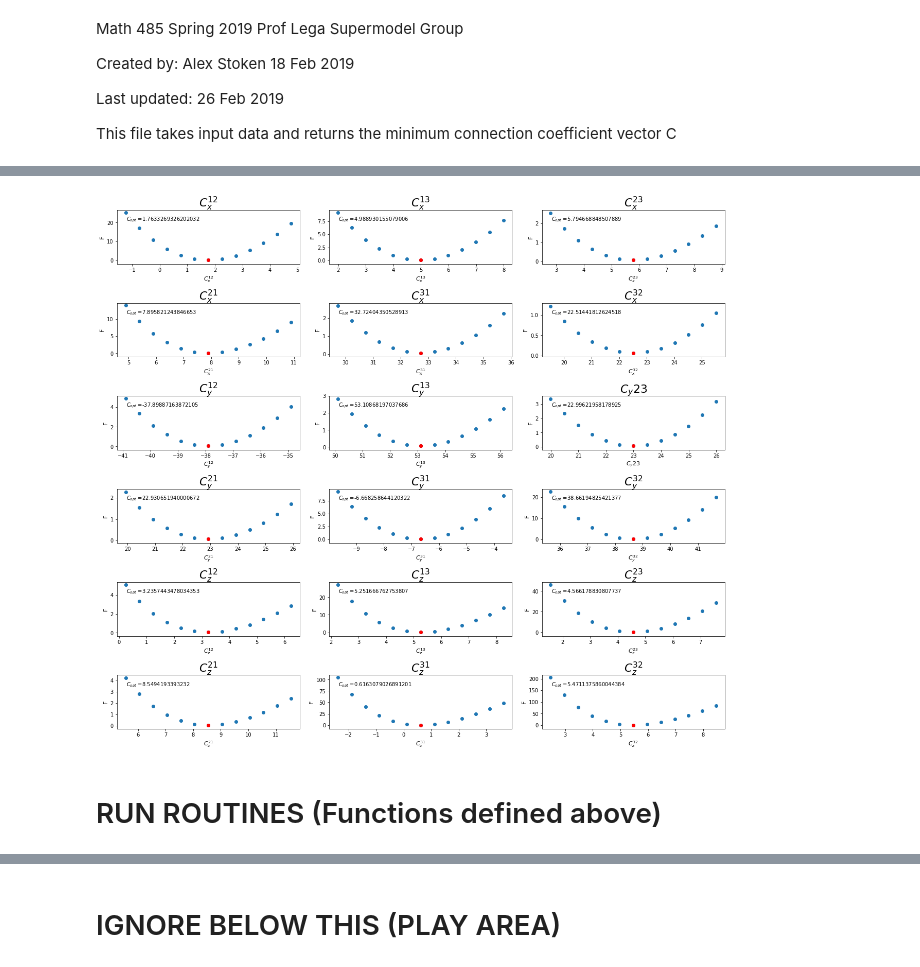
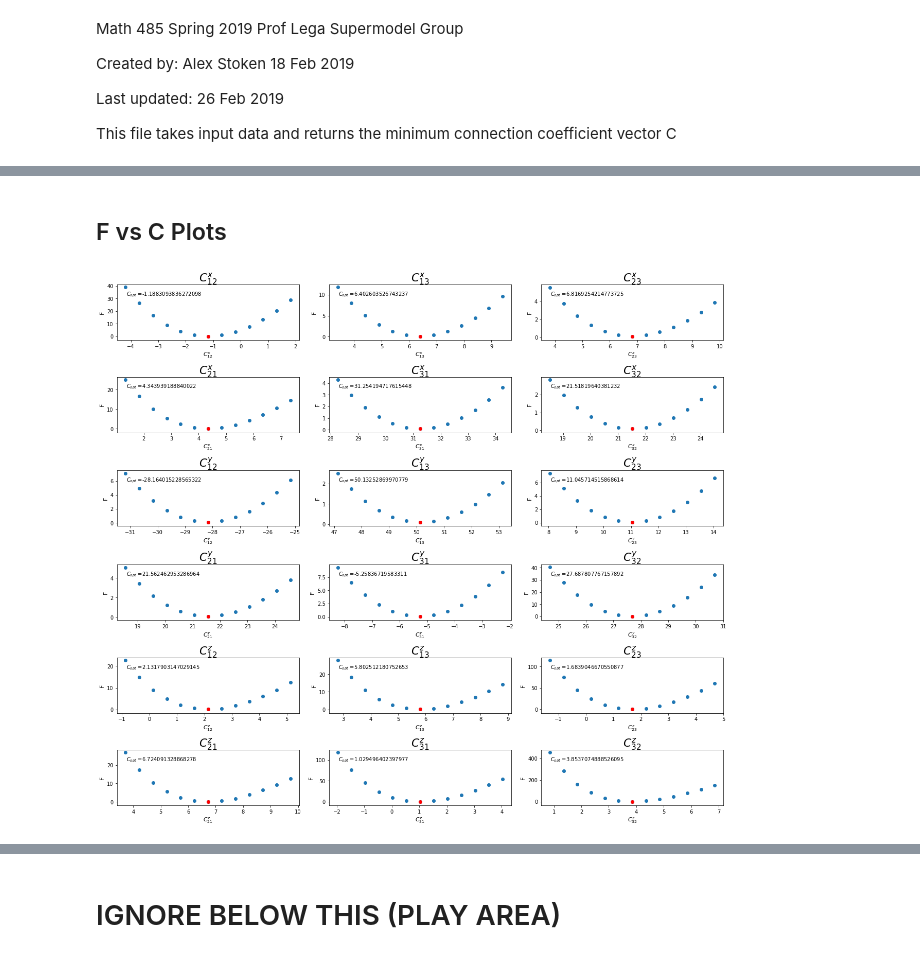
Before and after one commit to alexstoken/math485supermodels, a Jupyter notebook: find_min_C.ipynb, the cells around one changed output, grey strips where cells are left out. Cells and saved outputs as stored; diff of their text form; code cells hidden in the pictures.

```diff
--- a/find_min_C.ipynb
+++ b/find_min_C.ipynb
@@ -58,6 +61,8 @@ def cost_fn(C, K =200, gamma= 0.4, delta =1, fname= None, data = None, verbose =
     data - true values of the lorenz63 model
     verbose - if true, prints output
     """
+
+    clear_output(wait = True)
     #time from 0 to 20 seconds, with a point taken every 0.01 s
     t = np.arange(0,20,0.01)
 
@@ -84,7 +89,12 @@ def cost_fn(C, K =200, gamma= 0.4, delta =1, fname= None, data = None, verbose =
             model = s_model[i + j]
             truth = data[i+j,0:3]
             diff = model - truth
-            integrand += np.linalg.norm(diff)**2 * (gamma**t[i+j])
+
+            #paper suggestion
+            #integrand += np.linalg.norm(diff)**2 * (gamma**t[i+j])
+
+            #if we want t - t_i (Lega suggestion)
+            integrand += np.linalg.norm(diff)**2 * (gamma**(t[i+j]- t[i]))
 
         sum_k += integrand
 
@@ -103,7 +113,7 @@ def cost_fn(C, K =200, gamma= 0.4, delta =1, fname= None, data = None, verbose =
             f.write(str(F) + ',' + C_to_file +',' + '\n')
 
     #print out current F and C vec
-    if verbose == True: print(F, C)
+    if verbose == True: print('\r', F,C , end='')
 
     #return cost F
     return F
@@ -123,7 +133,7 @@ def integrand(t, data, C, t_large,i,gamma= 0.4):
 def conn_lorentz(x_vect, t0,C, sig = [10,10,10], rho = [28,28,28], beta = [8 /3,8/3,8/3]):
     """
     Parameters:
-    sigma, rho, beta - model parameters from climate data
+    sigma, rho, beta - model parameters from climate data, defaults to all true values
 
 
     Returns:
@@ -320,3 +427,5 @@ ani.save(mp4name+ '.mp4', writer = 'ffmpeg' )
+# %% [markdown]
+## F vs C Plots
 # %%
 def make_F_C_plots(C, data, C_names , interval = (-3,3.5), step = .5, k = 10, save_name = None):
     """
@@ -362,16 +471,14 @@ def make_F_C_plots(C, data, C_names , interval = (-3,3.5), step = .5, k = 10, sa
 # %%
 x_o = load_lorentz_data('TrueValues_SuperModel.xlsx')
 x_init = [x_o[0,i] for i in range(3) for i in range(3)]
 C_init = np.zeros(18)
 C_zeros = np.zeros(18)
 t = np.arange(0,20,0.01)
-C_headers = [r'$C_x^{12}$', r'$C_x^{13}$', r'$C_x^{23}$', r'$C_x^{21}$', r'$C_x^{31}$', r'$C_x^{32}$',r'$C_y^{12}$', r'$C_y^{13}$', r'$C_y{23}$', r'$C_y^{21}$', r'$C_y^{31}$', r'$C_y^{32}$', r'$C_z^{12}$', r'$C_z^{13}$', r'$C_z^{23}$', r'$C_z^{21}$', r'$C_z^{31}$', r'$C_z^{32}$']
+C_headers = [r'$C^x_{12}$', r'$C^x_{13}$', r'$C^x_{23}$', r'$C^x_{21}$', r'$C^x_{31}$', r'$C^x_{32}$',r'$C^y_{12}$', r'$C^y_{13}$', r'$C^y_{23}$', r'$C^y_{21}$', r'$C^y_{31}$', r'$C^y_{32}$', r'$C^z_{12}$', r'$C^z_{13}$', r'$C^z_{23}$', r'$C^z_{21}$', r'$C^z_{31}$', r'$C^z_{32}$']
 truth = integrate.odeint(conn_lorentz, x_init, t, args=(C_zeros,[10,10,10], [28,28,28],[8/3, 8/3, 8/3]))
 data = truth[:,0:3]
 #C_latest = np.array([-1.542089124,6.555705489,6.911540307,3.992398058,30.9881037,21.40875076,-28.31332381,49.82258357,10.89791526,21.09793666,-5.222914054,27.25178126,2.079585368,5.697524811,1.586266223,6.426121113,1.193244465,3.611735179])
-C_latest = get_lastest_C('F_list_2019-03-16_22:02:39.csv')
-f_c_plots = make_F_C_plots(C_latest,data, C_headers, save_name = 'f_c_plots_sm2_k10.pdf')
+C_latest = get_lastest_C('F_list_2019-03-24_10:58:12.csv')
+f_c_plots = make_F_C_plots(C_latest,data, C_headers, save_name = 'f_c_plots_sm1_k10.pdf')
 # %% [output]
-[figure, old version]
+[figure, new version]
-# %% [markdown]
-# RUN ROUTINES (Functions defined above)
```
Also changed, not shown: parts of 21 cells of this notebook, 23 other files.
